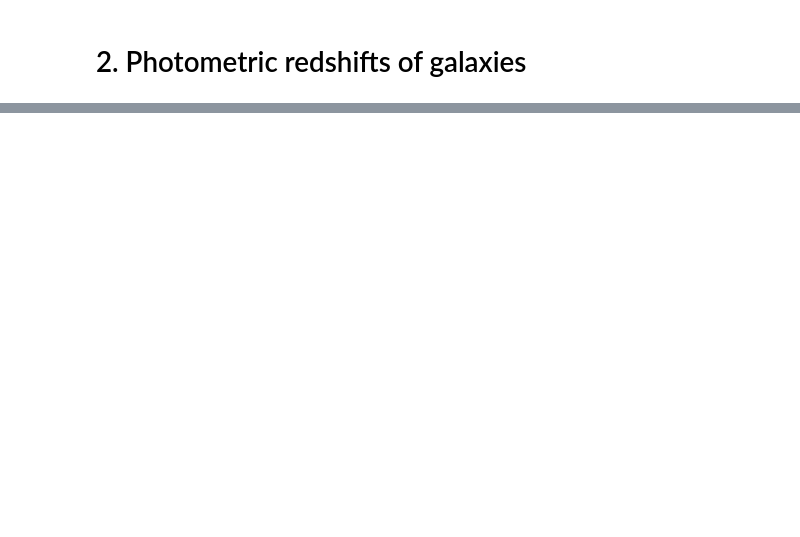
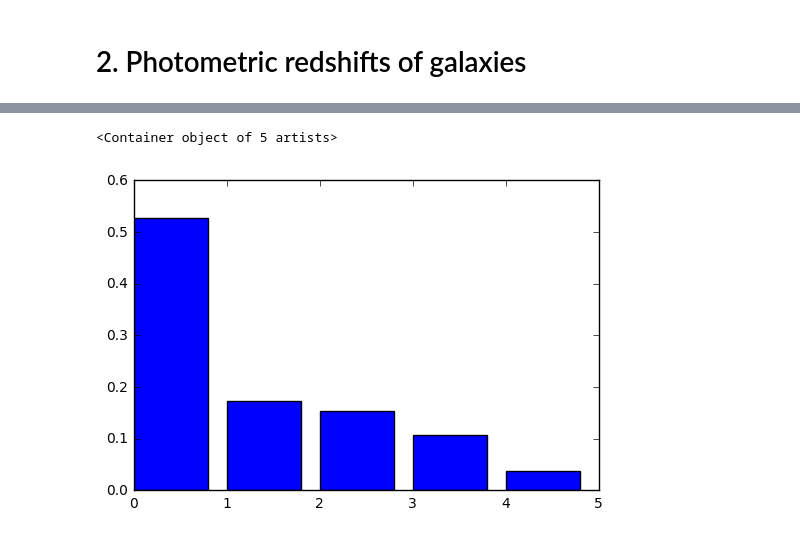
Before and after one commit to EStoop/Final-Project-DBDM, a Jupyter notebook: Final2.ipynb, the cells around one changed output, grey strips where cells are left out. Saved outputs shown, nothing was run; the diff lists cells and outputs as text; code cells hidden in the pictures; blank space fills up the shorter version.

```diff
--- a/Final2.ipynb
+++ b/Final2.ipynb
@@ -82,0 +114,18 @@ print E(res.predict(Xb), yb)
+# %%
+#Check which are the principal components
+
+from sklearn.decomposition import PCA
+from sklearn.preprocessing import StandardScaler
+
+pca = PCA(n_components=5, whiten=True)
+scl = StandardScaler()
+Xs = scl.fit_transform(X)
+pca.fit(Xs)
+
+xtmp = np.arange(len(pca.explained_variance_))
+ytmp = pca.explained_variance_ratio_
+
+plt.bar(xtmp, ytmp)
+# %% [output]
+<Container object of 5 artists>
+[figure, added]
```
Also changed, not shown: parts of 11 cells of this notebook.
